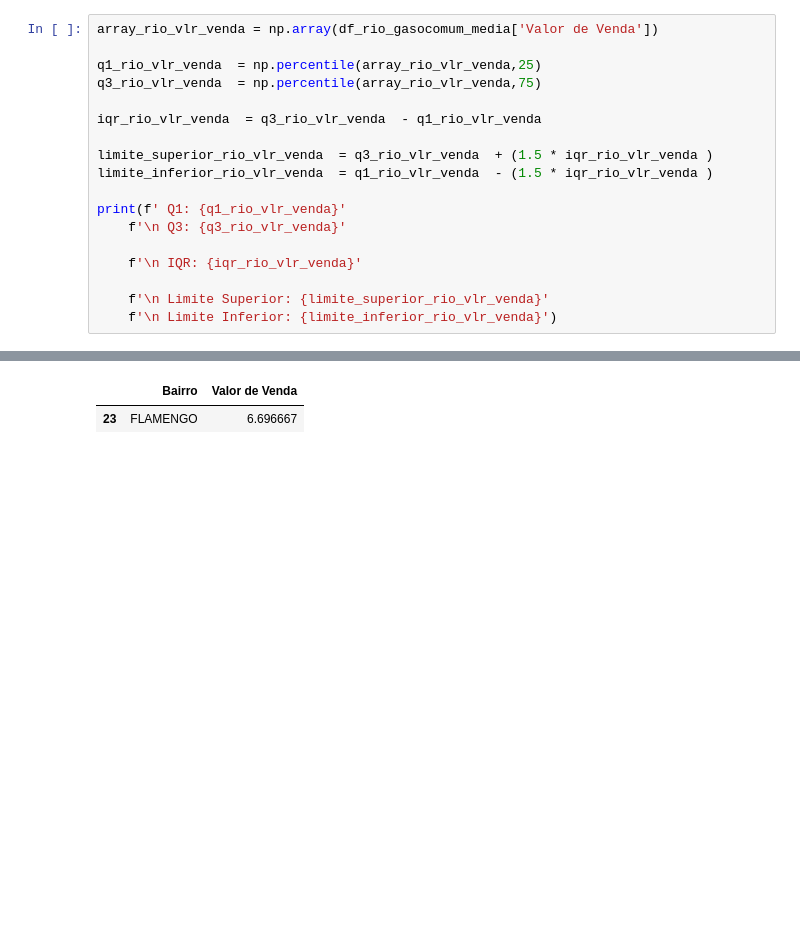
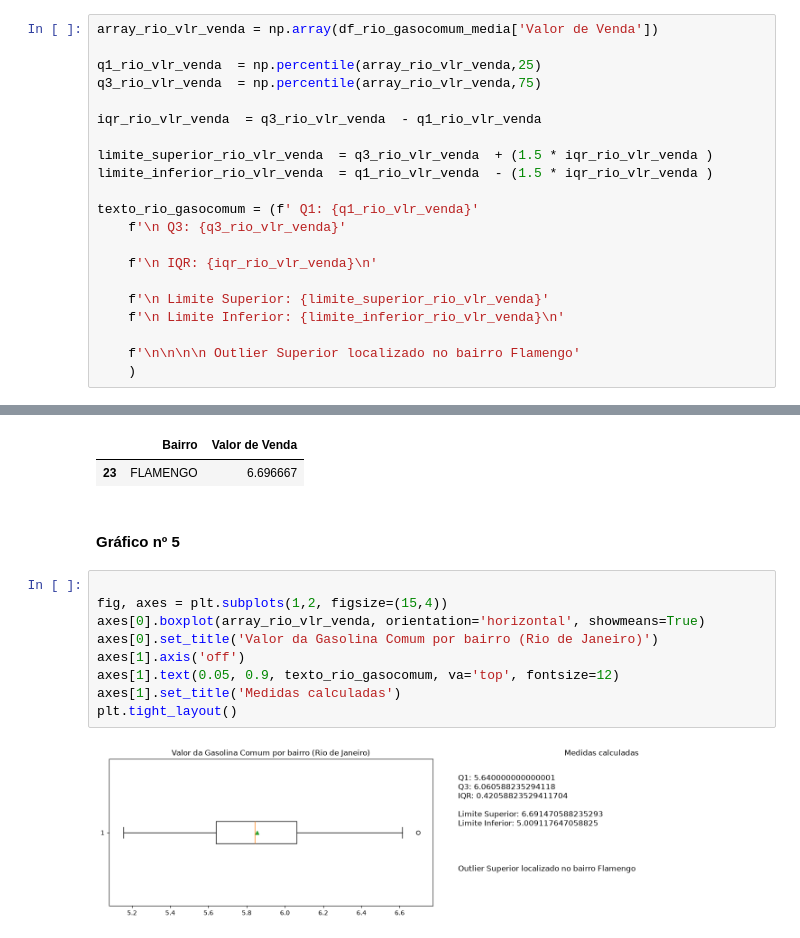
Before and after one commit to nanosvictor/UC2_senac_dados, a Jupyter notebook: mini_projeto_anp.ipynb, the cells around one changed output, grey strips where cells are left out. Saved outputs shown, nothing was run; the diff lists cells and outputs as text; blank space fills up the shorter version.

```diff
--- a/mini_projeto_anp.ipynb
+++ b/mini_projeto_anp.ipynb
@@ -312,10 +393,13 @@ iqr_rio_vlr_venda  = q3_rio_vlr_venda  - q1_rio_vlr_venda
 limite_superior_rio_vlr_venda  = q3_rio_vlr_venda  + (1.5 * iqr_rio_vlr_venda )
 limite_inferior_rio_vlr_venda  = q1_rio_vlr_venda  - (1.5 * iqr_rio_vlr_venda )
 
-print(f' Q1: {q1_rio_vlr_venda}'
+texto_rio_gasocomum = (f' Q1: {q1_rio_vlr_venda}'
     f'\n Q3: {q3_rio_vlr_venda}'
 
-    f'\n IQR: {iqr_rio_vlr_venda}'
+    f'\n IQR: {iqr_rio_vlr_venda}\n'
 
     f'\n Limite Superior: {limite_superior_rio_vlr_venda}'
-    f'\n Limite Inferior: {limite_inferior_rio_vlr_venda}')
+    f'\n Limite Inferior: {limite_inferior_rio_vlr_venda}\n'
+
+    f'\n\n\n\n Outlier Superior localizado no bairro Flamengo'
+    )
@@ -335,3 +413,16 @@ limite_sup_rio_gasocomum
 # %% [output]
 |  | Bairro | Valor de Venda |
 | 23 | FLAMENGO | 6.696667 |
+# %% [markdown]
+#### Gráfico nº 5
+# %%
+
+fig, axes = plt.subplots(1,2, figsize=(15,4))
+axes[0].boxplot(array_rio_vlr_venda, orientation='horizontal', showmeans=True)
+axes[0].set_title('Valor da Gasolina Comum por bairro (Rio de Janeiro)')
+axes[1].axis('off')
+axes[1].text(0.05, 0.9, texto_rio_gasocomum, va='top', fontsize=12)
+axes[1].set_title('Medidas calculadas')
+plt.tight_layout()
+# %% [output]
+[figure, added]
```
Also changed, not shown: parts of 25 cells of this notebook.
